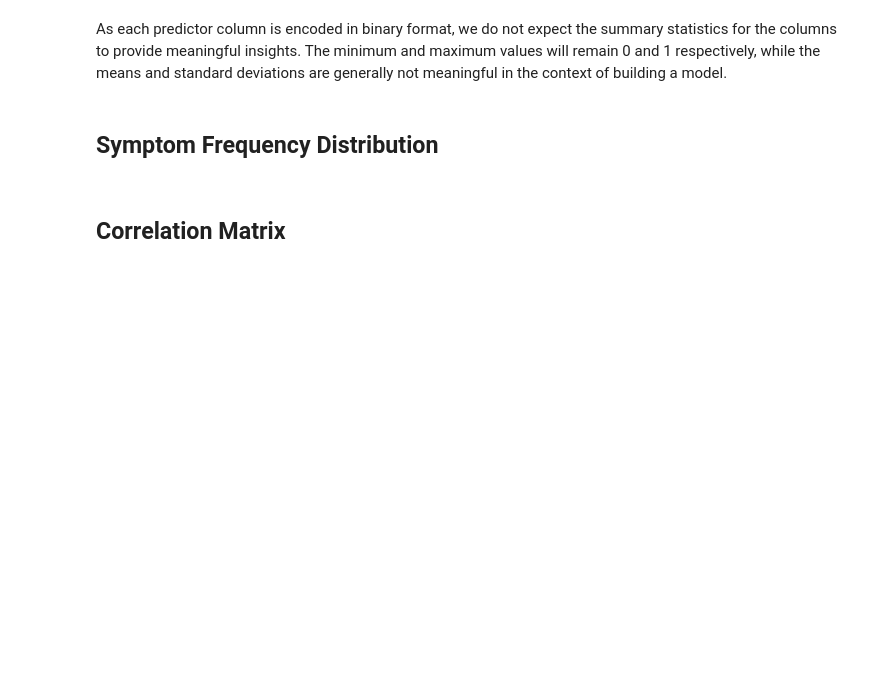
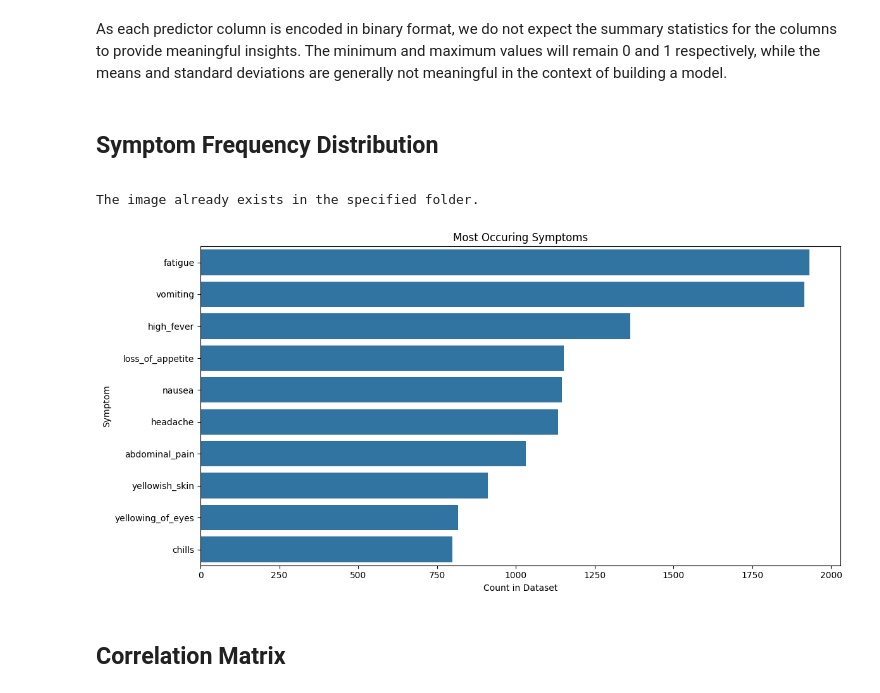
Before and after one commit to franklinen/disease_prediction, a Jupyter notebook: experiments/justin_exploratory_analysis.ipynb, the cells around one changed output. Drawn from its saved outputs; the diff is of its cells as text; code cells hidden in the pictures; blank space fills up the shorter version.

Commit message:
Additional readme text, included 2 new plots.

```diff
--- a/experiments/justin_exploratory_analysis.ipynb
+++ b/experiments/justin_exploratory_analysis.ipynb
@@ -38,3 +36,5 @@ ModuleNotFoundError: No module named 'missingno'
+# %%
+image_folder = 'C:/Users/JustinOkeke/disease_prediction/images'
 # %%
 train_data = pd.read_csv("raw/Training.csv")
 test_data = pd.read_csv("raw/Testing.csv")
@@ -130,5 +130,5 @@ As each predictor column is encoded in binary format, we do not expect the summa
 ## Symptom Frequency Distribution
 <a id="Symptom-Frequency-Distribution"></a>
 # %%
-#value_columns = train_data.columns.difference(['prognosis']).tolist()
-#melted_train_data = train_data.melt(id_vars=['prognosis'], value_vars=value_columns).query('value > 0')
+value_columns = train_data.columns.difference(['prognosis']).tolist()
+melted_train_data = train_data.melt(id_vars=['prognosis'], value_vars=value_columns).query('value > 0')
@@ -137,5 +135,24 @@ As each predictor column is encoded in binary format, we do not expect the summa
-# %%
-melted_train_data = pd.read_csv('data/Melted Train Data.csv')
+# %%
+image_path_1 = os.path.join(image_folder, "symptoms_total_count_all.png")
+
+symptom_counts = melted_train_data['variable'].value_counts().head(10)
+
+plt.figure(figsize=(12, 6))
+sns.barplot(x=symptom_counts.values, y=symptom_counts.index)
+plt.title('Most Occuring Symptoms')
+plt.xlabel('Count in Dataset')
+plt.ylabel('Symptom')
+plt.tight_layout()
+
+if not os.path.isfile(image_path_1):
+    # Save the plot
+    plt.savefig(image_path_1, dpi=300)
+else:
+    print("The image already exists in the specified folder.")
+plt.show()
+# %% [output]
+The image already exists in the specified folder.
+[figure, added]
 # %% [markdown]
 ## Correlation Matrix
 # %%
```
Also changed, not shown: parts of 2 cells of this notebook, 3 other files.
